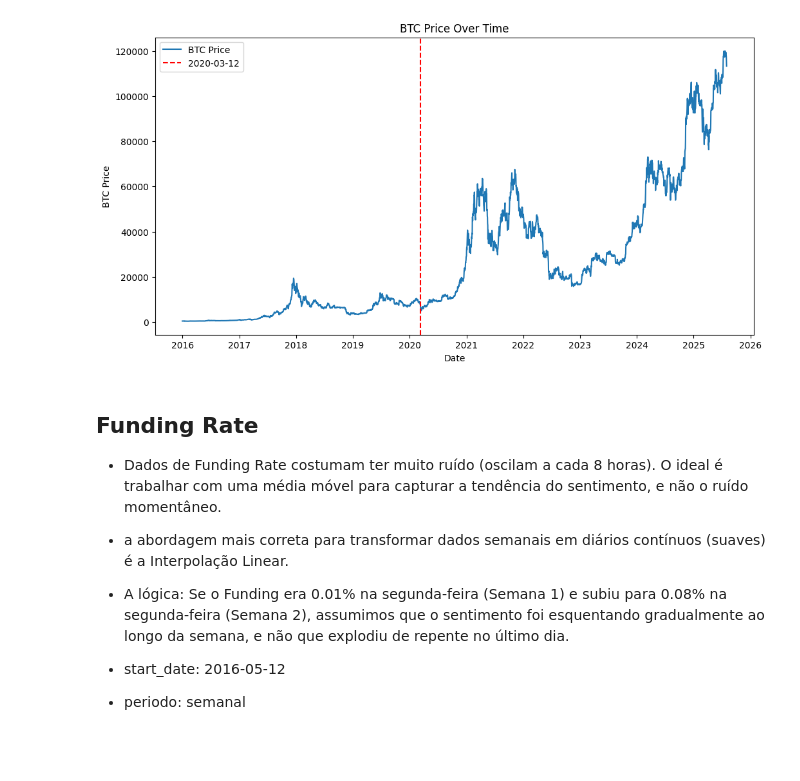
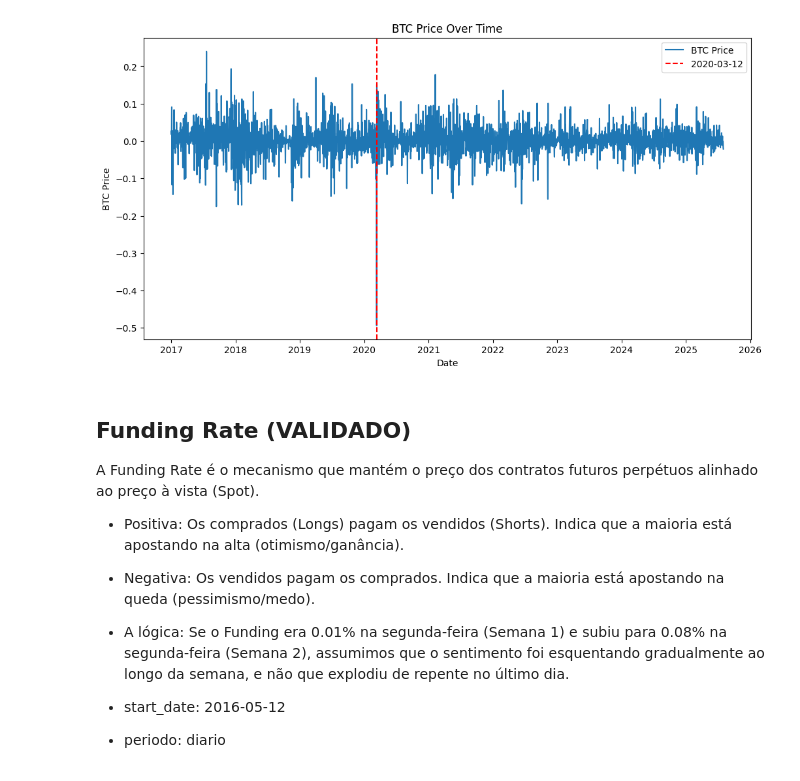
Before and after one commit to felipebaia/mba_dsa_usp_esalq, a Jupyter notebook: TCC/data/dados_btc/btc_etl.ipynb, the cells around one changed output. Saved outputs shown, nothing was run; the diff lists cells and outputs as text; code cells hidden in the pictures; blank space fills up the shorter version.

```diff
--- a/TCC/data/dados_btc/btc_etl.ipynb
+++ b/TCC/data/dados_btc/btc_etl.ipynb
@@ -70,23 +86,24 @@ BTC Price
 # %%
 # Criando um grafico de series temporais sobre df_features
 plt.figure(figsize=(12,6))
-plt.plot(df_features['Data_UTC'], df_features['btc_price'], label='BTC Price')
+plt.plot(df_btc_tratado['Data_UTC'], df_btc_tratado['BTC_Log_Ret'], label='BTC Price')
 plt.xlabel('Date')
 plt.ylabel('BTC Price')
 plt.axvline(pd.to_datetime('2020-03-12'), color='red', linestyle='--', label='2020-03-12')
 plt.title('BTC Price Over Time')
 plt.legend()
 plt.show()
 # %% [output]
-[figure, old version]
+[figure, new version]
 # %% [markdown]
-## Funding Rate
+## Funding Rate (VALIDADO)
 
-- Dados de Funding Rate costumam ter muito ruído (oscilam a cada 8 horas). O ideal é trabalhar com uma média móvel para capturar a tendência do sentimento, e não o ruído momentâneo.
+A Funding Rate é o mecanismo que mantém o preço dos contratos futuros perpétuos alinhado ao preço à vista (Spot).
 
-- a abordagem mais correta para transformar dados semanais em diários contínuos (suaves) é a Interpolação Linear.
+- Positiva: Os comprados (Longs) pagam os vendidos (Shorts). Indica que a maioria está apostando na alta (otimismo/ganância).
+- Negativa: Os vendidos pagam os comprados. Indica que a maioria está apostando na queda (pessimismo/medo).
 
 - A lógica: Se o Funding era 0.01% na segunda-feira (Semana 1) e subiu para 0.08% na segunda-feira (Semana 2), assumimos que o sentimento foi esquentando gradualmente ao longo da semana, e não que explodiu de repente no último dia.
 
 - start_date: 2016-05-12
-- periodo: semanal
+- periodo: diario
```
Also changed, not shown: parts of 33 cells of this notebook, 13 other files.
